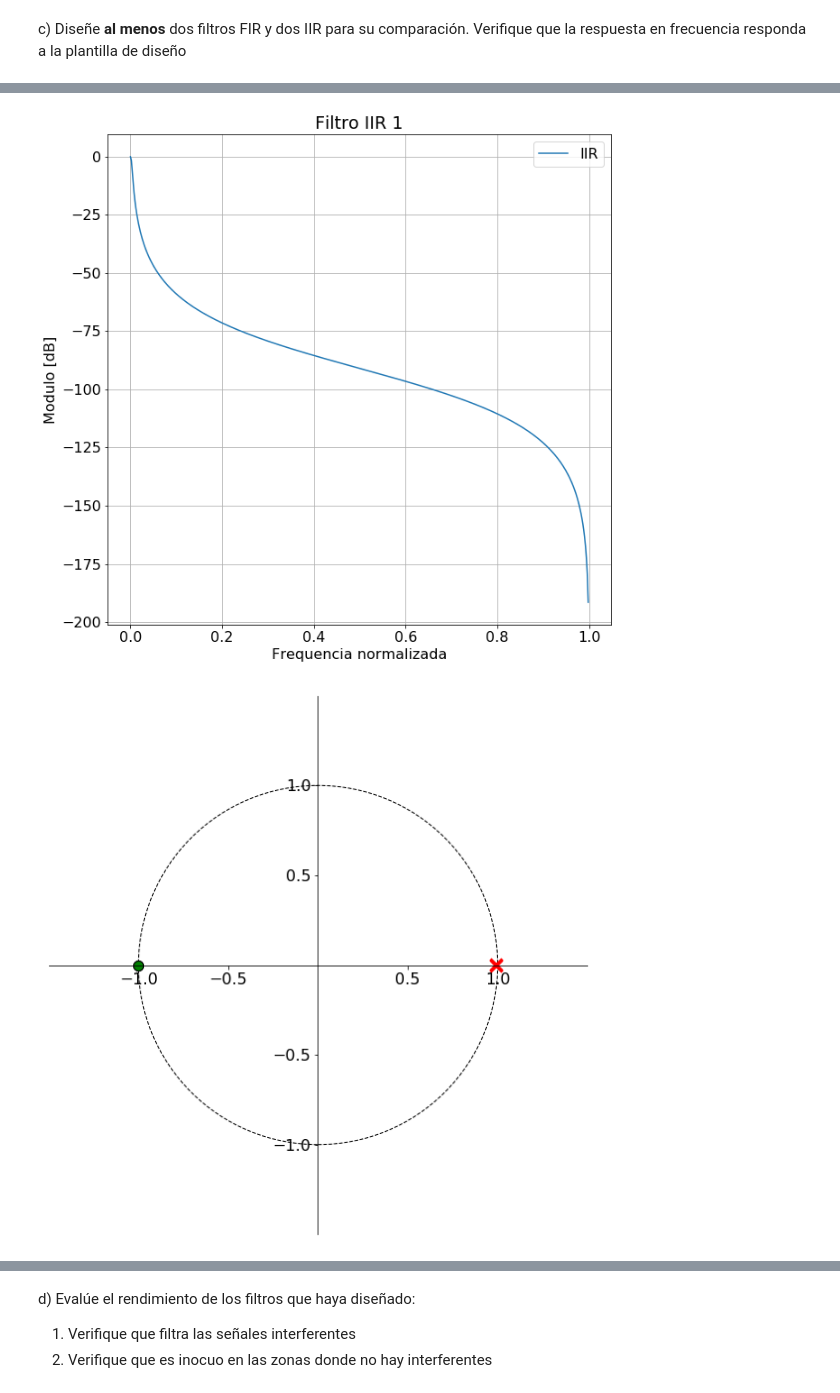
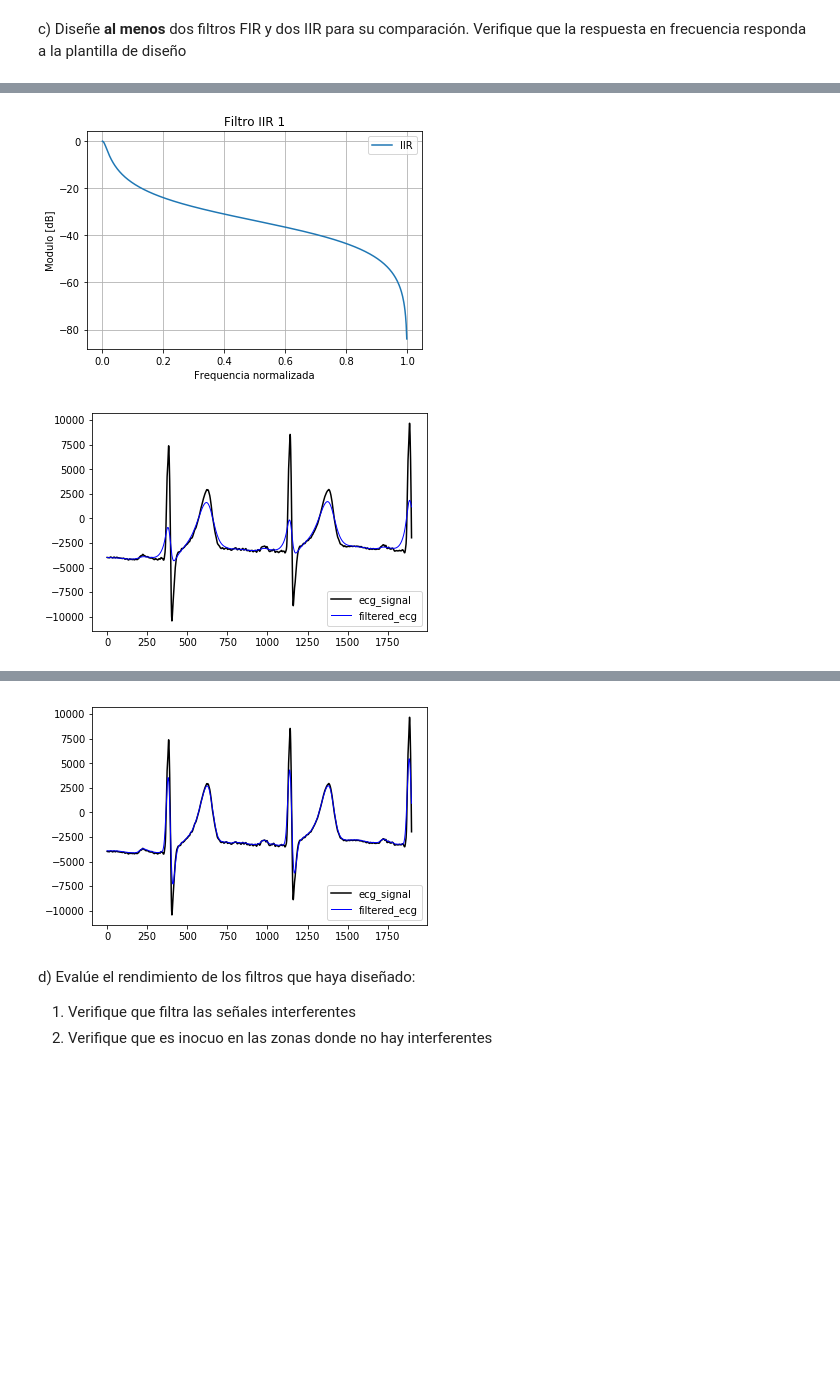
Before and after one commit to ericsonj/TPs_MSE_PSF, a Jupyter notebook: TP2-Filtrado.ipynb, the cells around one changed output, grey strips where cells are left out. Saved outputs shown, nothing was run; the diff lists cells and outputs as text; code cells hidden in the pictures; blank space fills up the shorter version.

```diff
--- a/TP2-Filtrado.ipynb
+++ b/TP2-Filtrado.ipynb
@@ -523,12 +567,9 @@ Fsb = 0.045 # 45 Hz
 Apb = 0.5   # dB
 Asb = 30    # dB
 
-a = [2.7996100595296833e-05,
-     5.599220119059367e-05,
-     2.7996100595296833e-05]
-b = [1.0,
-    -1.9816430416865944,
-    0.9817550260889757]
+a = [0.02017, 0.02017]
+
+b = [1, -0.9597]
 
 ww, hh = sig.freqz(np.array(a), np.array(b))
 ww = ww / np.pi
@@ -537,45 +578,51 @@ plt.figure(1)
 plt.plot(ww, 20 * np.log10(abs(hh)), label='IIR')
 
 plt.title('Filtro IIR 1')
 plt.xlabel('Frequencia normalizada')
 plt.ylabel('Modulo [dB]')
 plt.grid(which='both', axis='both')
 axes_hdl = plt.gca()
 axes_hdl.legend()
 plt.show()
 
-zplane(a, b);
+filtered_ecg = signal.filtfilt(a,b,ecg_signal)
+plt.plot(ecg_signal, 'k-', label='ecg_signal')
+plt.plot(filtered_ecg, 'b-', linewidth=1, label='filtered_ecg')
+plt.legend(loc='best')
+plt.show()
 
-
-## FILTRO IIR 1
+## FILTRO IIR 2
 ## Usando la herramienta pyFDA y teniendo en cuenta que se quiere
 ## conservar la morfologia de la señal, se diseño un filtro IIR
 ## con el metodo Butterworth.
 
-a = [2.0078678636554228e-07,
-     6.023603590966268e-07,
-     6.023603590966268e-07,
-     2.0078678636554228e-07]
+a = [0.005648,
+     0.0113,
+     0.005648]
 
-b = [1.0,
-     -2.9764856537780506,
-     2.953246957260604,
-     -0.976759697188263]
-
+b = [1,
+     -1.734,
+     0.7568]
 
 ww, hh = sig.freqz(np.array(a), np.array(b))
 ww = ww / np.pi
 
 plt.figure(1)
 plt.plot(ww, 20 * np.log10(abs(hh)), label='IIR')
 
-plt.title('Filtro IIR 1')
+plt.title('Filtro IIR 2')
 plt.xlabel('Frequencia normalizada')
 plt.ylabel('Modulo [dB]')
 plt.grid(which='both', axis='both')
 axes_hdl = plt.gca()
 axes_hdl.legend()
 plt.show()
+
+filtered_ecg = signal.filtfilt(a,b,ecg_signal)
+plt.plot(ecg_signal, 'k-', label='ecg_signal')
+plt.plot(filtered_ecg, 'b-', linewidth=1, label='filtered_ecg')
+plt.legend(loc='best')
+plt.show()
 # %% [output]
-[figure, old version]
+[figure, new version]
-[figure, old version]
+[figure, new version]
@@ -583,3 +630,4 @@ plt.show()
+[figure, added]
 # %% [markdown]
 d) Evalúe el rendimiento de los filtros que haya diseñado:
 
```
Also changed, not shown: parts of 8 cells of this notebook, 1 other file.
